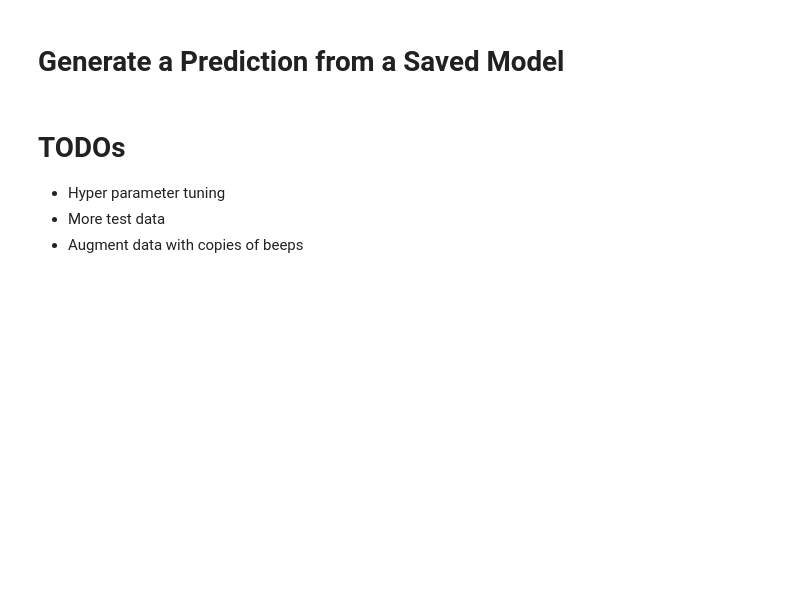
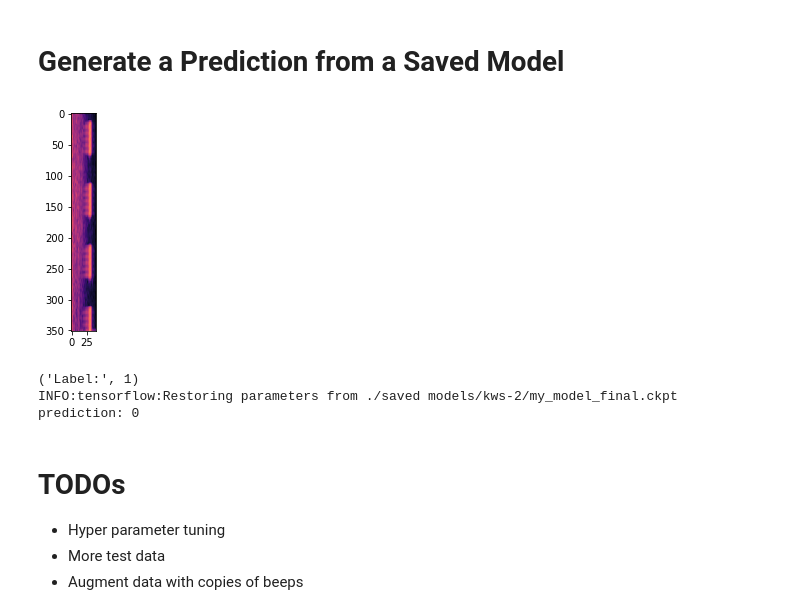
Before and after one commit to ReeceRobinson/datascience, a Jupyter notebook: notebooks/Keyword Spotting/Expermentation.ipynb, the cells around one changed output. Drawn from its saved outputs; the diff is of its cells as text; code cells hidden in the pictures; blank space fills up the shorter version.

Commit message:
Added trained models and updated notebook.

```diff
--- a/notebooks/Keyword Spotting/Expermentation.ipynb
+++ b/notebooks/Keyword Spotting/Expermentation.ipynb
@@ -219,28 +240,3 @@ Test Confusion Matrix:
 # %% [markdown]
 # Debugging
 The following cell provides debug information from the model.
-# %%
-with tf.Session() as sess:
-    sess.run(tf.global_variables_initializer())
-    sess.run(tf.local_variables_initializer())
-    logits_vals = logits.eval(feed_dict={X:X_train[4500:4600],y:y_train[4500:4600]})
-    y_vals = y.eval(feed_dict={y: y_train[4500:4600]})
-    pred = predicted.eval(feed_dict={X:X_train[4500:4600],y:y_train[4500:4600]})
-    tp_val = tp.eval(feed_dict={predicted:pred, actual:y_vals})
-    tn_val = tn.eval(feed_dict={predicted:pred, actual:y_vals})
-    fp_val = fp.eval(feed_dict={predicted:pred, actual:y_vals})
-    fn_val = fn.eval(feed_dict={predicted:pred, actual:y_vals})
-    confus = confusion.eval(feed_dict={logits:logits_vals, y: y_vals})
-    prec_val = precision.eval(feed_dict={tp:tp_val,fp:fp_val})
-    rec_val = recall.eval(feed_dict={tp:tp_val,fn:fn_val})
-    f1_score = f1.eval(feed_dict={precision:prec_val, recall:rec_val})
-    print(y_vals)
-    print(pred)
-    print(tp_val)
-    print(tn_val)
-    print(fp_val)
-    print(fn_val)
-    print(confus)
-    print(prec_val)
-    print(rec_val)
-    print(f1_score)
@@ -249,12 +272,20 @@ with tf.Session() as sess:
 # %%
 # look at an example input
 from matplotlib import pyplot as plt
-i = 5100
+i = 5070
 plt.imshow(X_test[i], cmap=plt.cm.magma)
 plt.show()
 print('Label:',y_test[i])
+saver = tf.train.Saver()
 
 with tf.Session() as sess:
-    saver.restore(sess, "./my_model_final.ckpt")
-    pred = predicted.eval(feed_dict={X:X_test[i].reshape(1,n_steps,n_inputs)})
+    saver.restore(sess, r"./saved models/kws-2/my_model_final.ckpt")
+    X_raw = X_test[i].reshape(1,n_steps,n_inputs)
+    X_feed = normalize_with_paras(X_raw, mean, std).astype('float32') # calculated above
+    pred = predicted.eval(feed_dict={X:X_feed})
     print('prediction: %i'%pred)
+# %% [output]
+[figure, added]
+('Label:', 1)
+INFO:tensorflow:Restoring parameters from ./saved models/kws-2/my_model_final.ckpt
+prediction: 0
```
Also changed, not shown: parts of 6 cells of this notebook, 12 other files.
